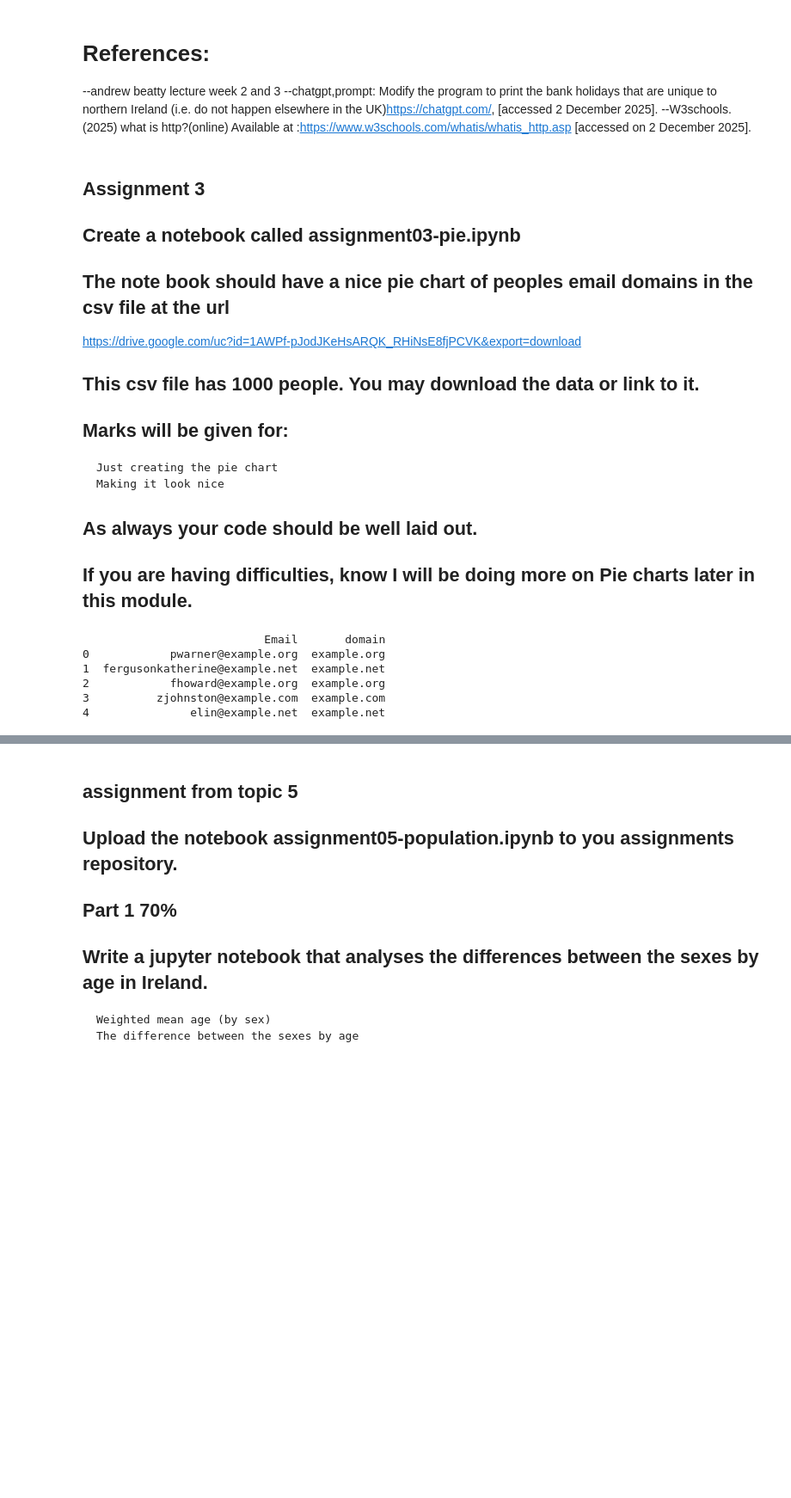
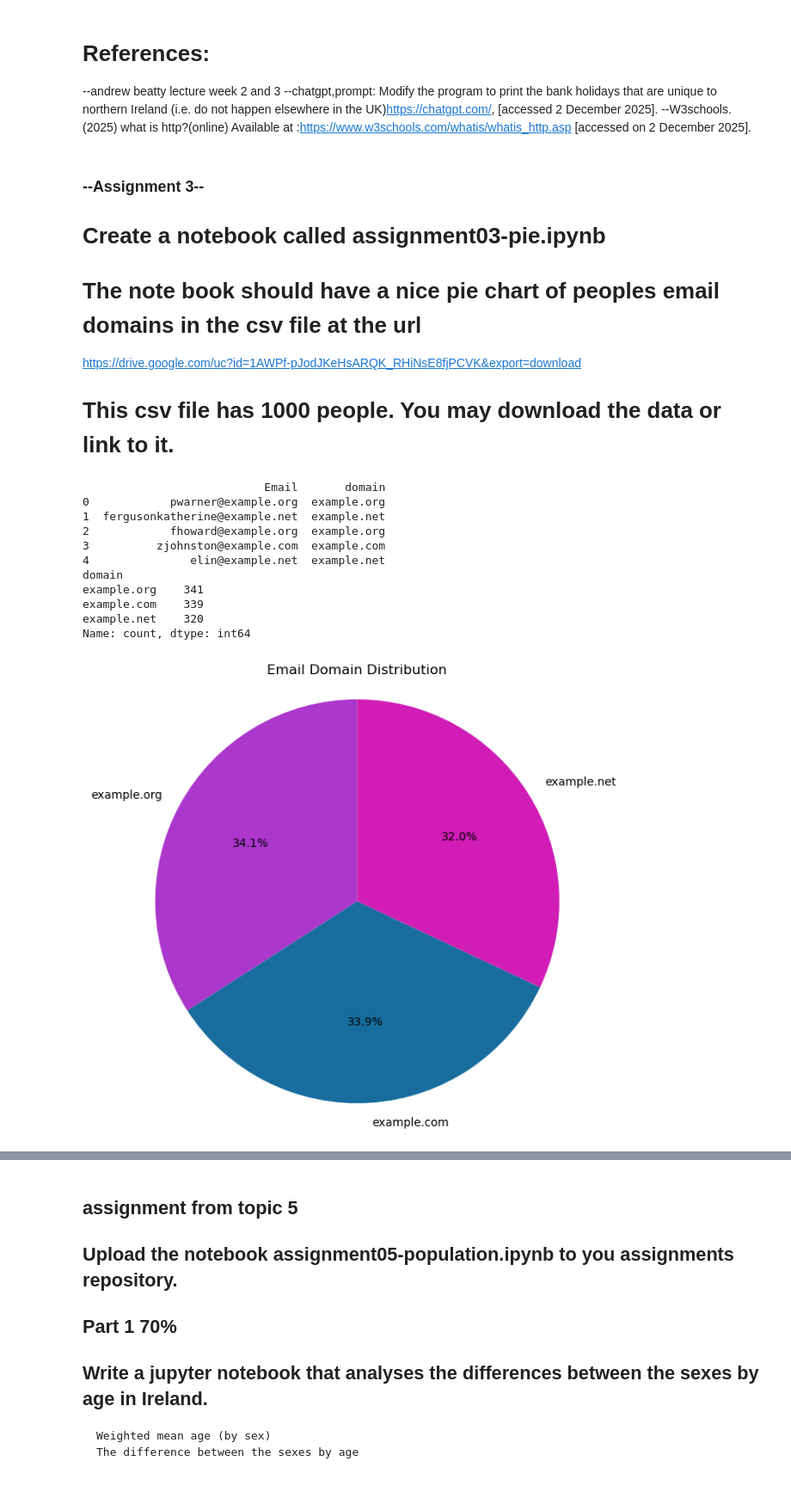
Before and after one commit to CherylClarke/PROGRAMMING-FOR-DATA-ANALYTICS, a Jupyter notebook: assignment/assignment.ipynb, the cells around one changed output, grey strips where cells are left out. Shown: that part at 86% size. Drawn from its saved outputs; the diff is of its cells as text; code cells hidden in the pictures; blank space fills up the shorter version.

Commit message:
colors and references

```diff
--- a/assignment/assignment.ipynb
+++ b/assignment/assignment.ipynb
@@ -107,49 +108,70 @@ Battle of the Boyne (Orangemen’s Day) on 2028-07-12
 (i.e. do not happen elsewhere in the UK)https://chatgpt.com/, [accessed 2 December 2025].
 --W3schools.(2025) what is http?(online) Available at :https://www.w3schools.com/whatis/whatis_http.asp [accessed on 2 December 2025].
 # %% [markdown]
-## Assignment 3
+### --Assignment 3--
 
-## Create a notebook called assignment03-pie.ipynb
+# Create a notebook called assignment03-pie.ipynb
 
-## The note book should have a nice pie chart of peoples email domains in the csv file at the url
+# The note book should have a nice pie chart of peoples email domains in the csv file at the url
 
 https://drive.google.com/uc?id=1AWPf-pJodJKeHsARQK_RHiNsE8fjPCVK&export=download
 
-## This csv file has 1000 people. You may download the data or link to it.
-
-## Marks will be given for:
-
-    Just creating the pie chart
-    Making it look nice
-
-## As always your code should be well laid out.
-
-## If you are having difficulties, know I will be doing more on Pie charts later in this module.
+# This csv file has 1000 people. You may download the data or link to it.
 # %%
-
+## Creating the Pie Chart
 
 import pandas as pd
 # import matplotlib library
 import matplotlib.pyplot as plt
 
 
 datadir = "../assignment/"
 filename = "people-1000.csv"
 
 
 # read in the file
 df = pd.read_csv(datadir + filename)
-# to have a look at the data
-# print(df.head()) can mark out later if needed
+# to have a look at the data, will show first 5 rows for example, do a print(df) for all data
+# print(df.head())  can mark out later if needed
 
 # To extract the domain from the email addresses
 df["domain"] = df["Email"].str.split("@").str[1]
 
+# to check it worked, print email and domain columns only
 print(df[["Email", "domain"]].head())
+
+# to count how many of each domain there are
+print(df["domain"].value_counts())
+# this shows that there are 3 domains in the data set
+
+# to create a pie chart of the domain counts
+domain_counts = df["domain"].value_counts()
+
+# to make the pie chart
+
+# this is to create the size of the pie chart
+plt.figure(figsize=(7,7))
+#this is to create the pie chart,domain count for sizes, labels, autopct to show as a percentage and startangle to start at 90 degrees
+# for changing colors you can add colors=colors=['color1','color2','color3']-to make it look nicer
+colors = ["#ac37cc", "#186d9e", "#d11db6"]
+plt.pie(domain_counts, labels=domain_counts.index, autopct='%1.1f%%', startangle=90,colors=colors)
+
+# to add a title
+plt.title("Email Domain Distribution")
+# to make the circle
+plt.axis('equal')
+# to show it
+plt.show()
 # %% [output]
                            Email       domain
 0            pwarner@example.org  example.org
 1  fergusonkatherine@example.net  example.net
 2            fhoward@example.org  example.org
 3          zjohnston@example.com  example.com
 4               elin@example.net  example.net
+domain
+example.org    341
+example.com    339
+example.net    320
+Name: count, dtype: int64
+[figure, added]
```
Also changed, not shown: parts of 2 cells of this notebook, 1 other file.
